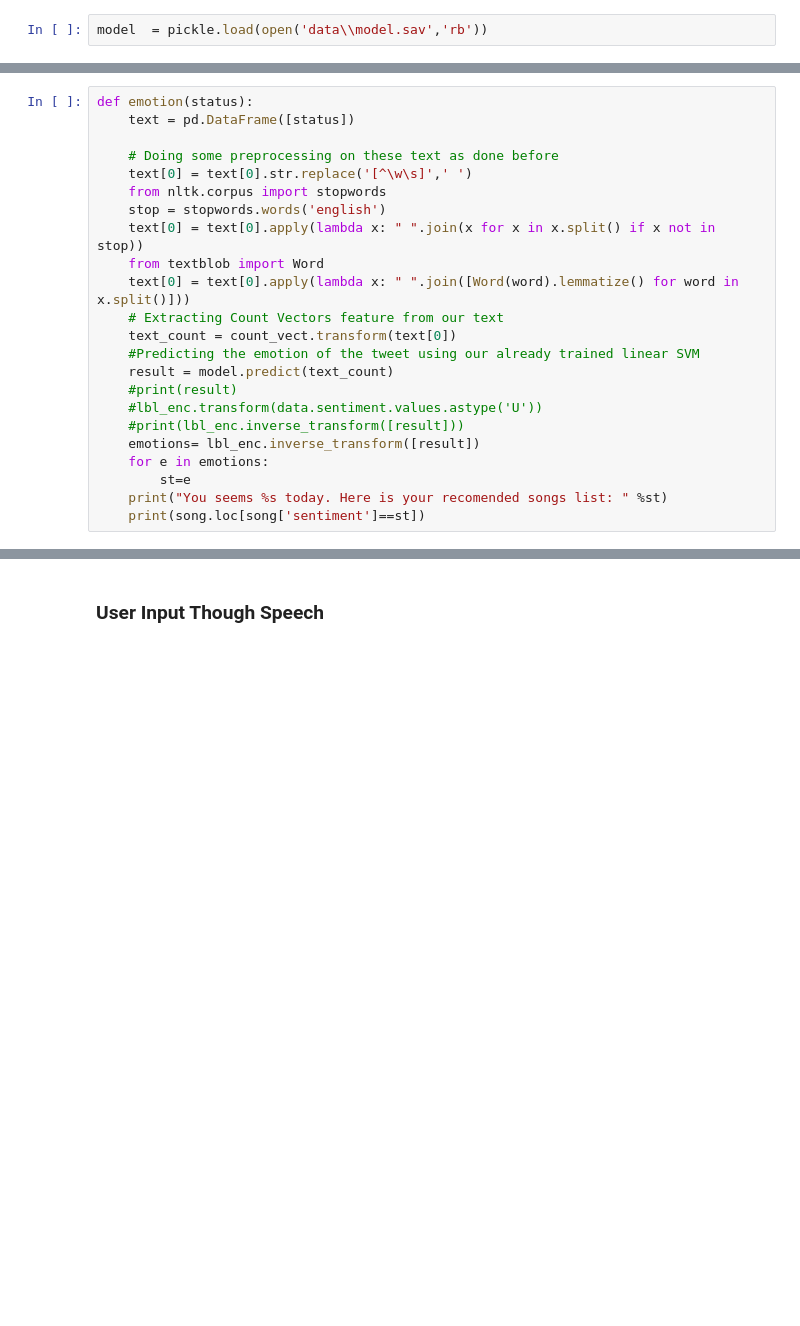
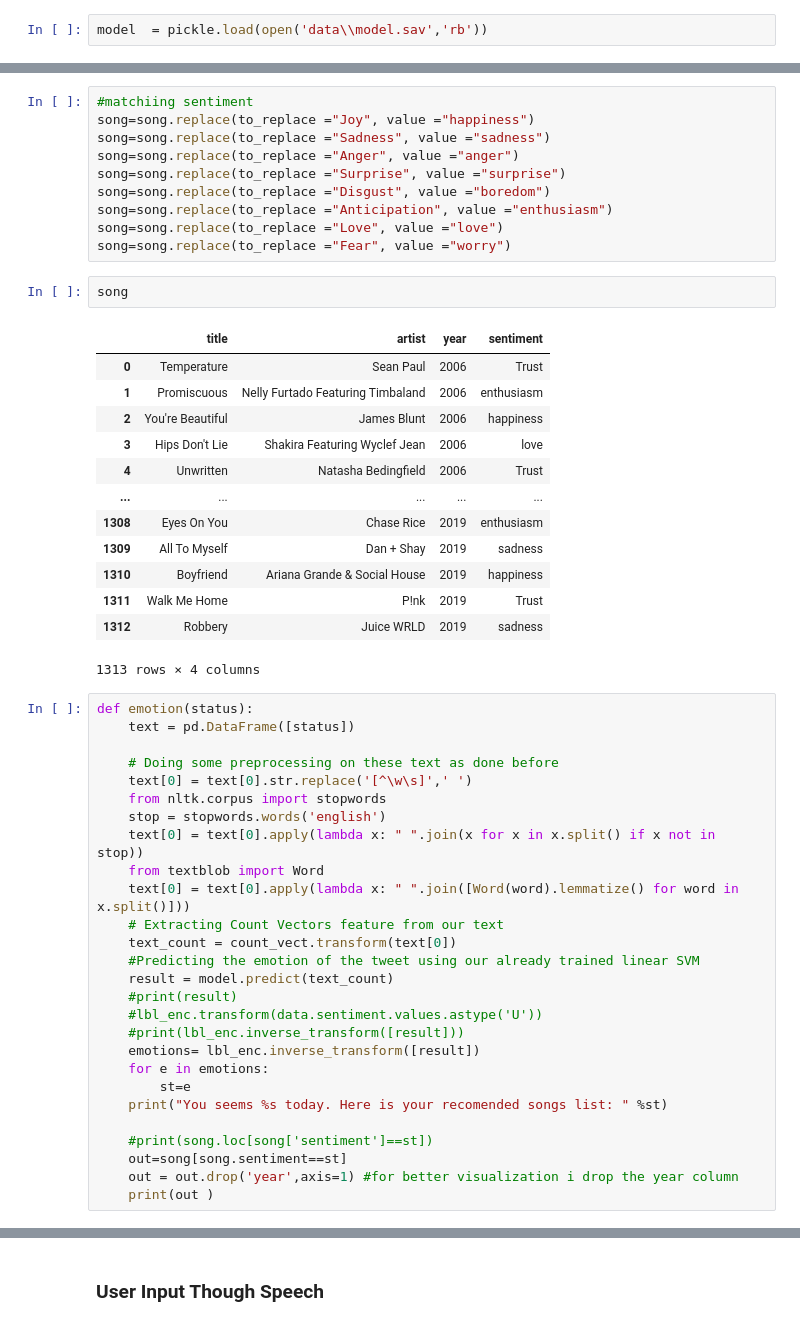
Before and after one commit to l5ve/Emotion-Analysis, a Jupyter notebook: User Emotion/Main.ipynb, the cells around one changed output, grey strips where cells are left out. Saved outputs shown, nothing was run; the diff lists cells and outputs as text; blank space fills up the shorter version.

```diff
--- a/User Emotion/Main.ipynb
+++ b/User Emotion/Main.ipynb
@@ -215,3 +262,29 @@ song
+# %%
+#matchiing sentiment
+song=song.replace(to_replace ="Joy", value ="happiness")
+song=song.replace(to_replace ="Sadness", value ="sadness")
+song=song.replace(to_replace ="Anger", value ="anger")
+song=song.replace(to_replace ="Surprise", value ="surprise")
+song=song.replace(to_replace ="Disgust", value ="boredom")
+song=song.replace(to_replace ="Anticipation", value ="enthusiasm")
+song=song.replace(to_replace ="Love", value ="love")
+song=song.replace(to_replace ="Fear", value ="worry")
+# %%
+song
+# %% [output]
+|  | title | artist | year | sentiment |
+| 0 | Temperature | Sean Paul | 2006 | Trust |
+| 1 | Promiscuous | Nelly Furtado Featuring Timbaland | 2006 | enthusiasm |
+| 2 | You're Beautiful | James Blunt | 2006 | happiness |
+| 3 | Hips Don't Lie | Shakira Featuring Wyclef Jean | 2006 | love |
+| 4 | Unwritten | Natasha Bedingfield | 2006 | Trust |
+| ... | ... | ... | ... | ... |
+| 1308 | Eyes On You | Chase Rice | 2019 | enthusiasm |
+| 1309 | All To Myself | Dan + Shay | 2019 | sadness |
+| 1310 | Boyfriend | Ariana Grande & Social House | 2019 | happiness |
+| 1311 | Walk Me Home | P!nk | 2019 | Trust |
+| 1312 | Robbery | Juice WRLD | 2019 | sadness |
+1313 rows × 4 columns
 # %%
 def emotion(status):
     text = pd.DataFrame([status])
@@ -234,5 +307,9 @@ def emotion(status):
     for e in emotions:
         st=e
     print("You seems %s today. Here is your recomended songs list: " %st)
-    print(song.loc[song['sentiment']==st])
+
+    #print(song.loc[song['sentiment']==st])
+    out=song[song.sentiment==st]
+    out = out.drop('year',axis=1) #for better visualization i drop the year column
+    print(out )
 # %% [markdown]
```
Also changed, not shown: parts of 17 cells of this notebook.
